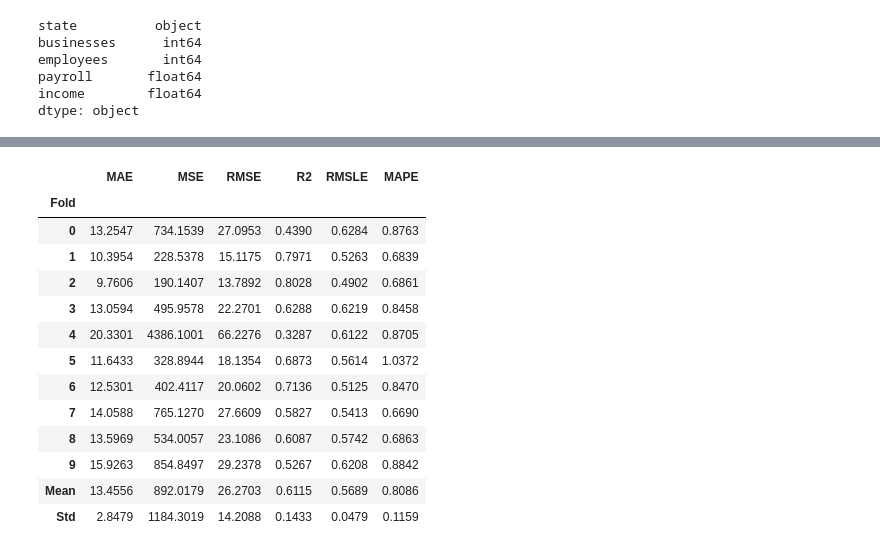
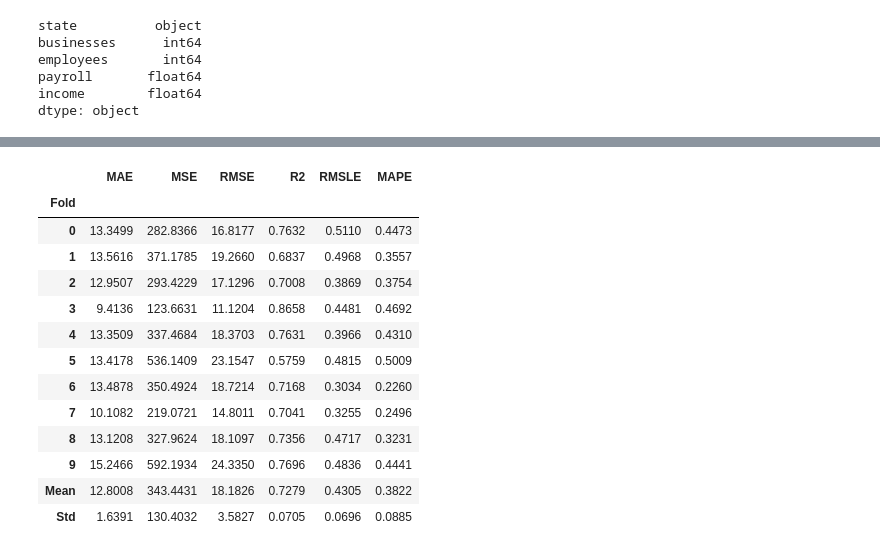
Before and after one commit to di-factory/democlient-sklearn-mxretailsalary1, a Jupyter notebook: notebooks/user_name.MLProfiling.Correlation.ipynb, the cells around one changed output, grey strips where cells are left out. Drawn from its saved outputs; the diff is of its cells as text; code cells hidden in the pictures.

```diff
--- a/notebooks/user_name.MLProfiling.Correlation.ipynb
+++ b/notebooks/user_name.MLProfiling.Correlation.ipynb
@@ -303,23 +309,23 @@ best_model=compare_models()
 # %%
 # And create the selected model in ten kfolds
 
-selected_model = create_model('lightgbm')
+selected_model = create_model(best_model)
 # %% [output]
 [interactive output not drawn]
 |  | MAE | MSE | RMSE | R2 | RMSLE | MAPE |
 | Fold |  |  |  |  |  |  |
-| 0 | 13.2547 | 734.1539 | 27.0953 | 0.4390 | 0.6284 | 0.8763 |
-| 1 | 10.3954 | 228.5378 | 15.1175 | 0.7971 | 0.5263 | 0.6839 |
-| 2 | 9.7606 | 190.1407 | 13.7892 | 0.8028 | 0.4902 | 0.6861 |
-| 3 | 13.0594 | 495.9578 | 22.2701 | 0.6288 | 0.6219 | 0.8458 |
-| 4 | 20.3301 | 4386.1001 | 66.2276 | 0.3287 | 0.6122 | 0.8705 |
-| 5 | 11.6433 | 328.8944 | 18.1354 | 0.6873 | 0.5614 | 1.0372 |
-| 6 | 12.5301 | 402.4117 | 20.0602 | 0.7136 | 0.5125 | 0.8470 |
-| 7 | 14.0588 | 765.1270 | 27.6609 | 0.5827 | 0.5413 | 0.6690 |
-| 8 | 13.5969 | 534.0057 | 23.1086 | 0.6087 | 0.5742 | 0.6863 |
-| 9 | 15.9263 | 854.8497 | 29.2378 | 0.5267 | 0.6208 | 0.8842 |
-| Mean | 13.4556 | 892.0179 | 26.2703 | 0.6115 | 0.5689 | 0.8086 |
-| Std | 2.8479 | 1184.3019 | 14.2088 | 0.1433 | 0.0479 | 0.1159 |
+| 0 | 13.3499 | 282.8366 | 16.8177 | 0.7632 | 0.5110 | 0.4473 |
+| 1 | 13.5616 | 371.1785 | 19.2660 | 0.6837 | 0.4968 | 0.3557 |
+| 2 | 12.9507 | 293.4229 | 17.1296 | 0.7008 | 0.3869 | 0.3754 |
+| 3 | 9.4136 | 123.6631 | 11.1204 | 0.8658 | 0.4481 | 0.4692 |
+| 4 | 13.3509 | 337.4684 | 18.3703 | 0.7631 | 0.3966 | 0.4310 |
+| 5 | 13.4178 | 536.1409 | 23.1547 | 0.5759 | 0.4815 | 0.5009 |
+| 6 | 13.4878 | 350.4924 | 18.7214 | 0.7168 | 0.3034 | 0.2260 |
+| 7 | 10.1082 | 219.0721 | 14.8011 | 0.7041 | 0.3255 | 0.2496 |
+| 8 | 13.1208 | 327.9624 | 18.1097 | 0.7356 | 0.4717 | 0.3231 |
+| 9 | 15.2466 | 592.1934 | 24.3350 | 0.7696 | 0.4836 | 0.4441 |
+| Mean | 12.8008 | 343.4431 | 18.1826 | 0.7279 | 0.4305 | 0.3822 |
+| Std | 1.6391 | 130.4032 | 3.5827 | 0.0705 | 0.0696 | 0.0885 |
 # %%
 # Now lets find the best hyperparameters for the selected model
 
```
Also changed, not shown: parts of 20 cells of this notebook, 5 other files.
